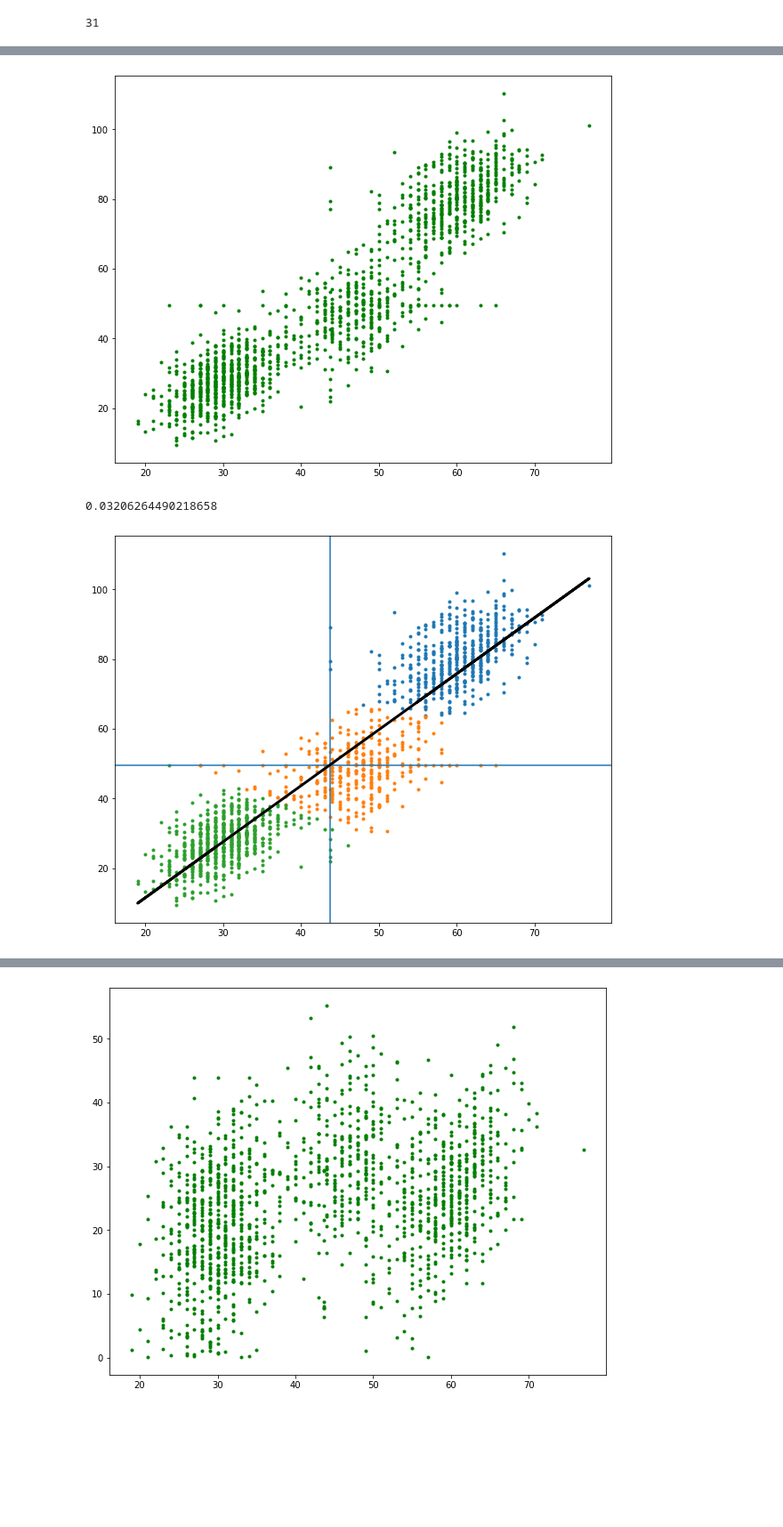
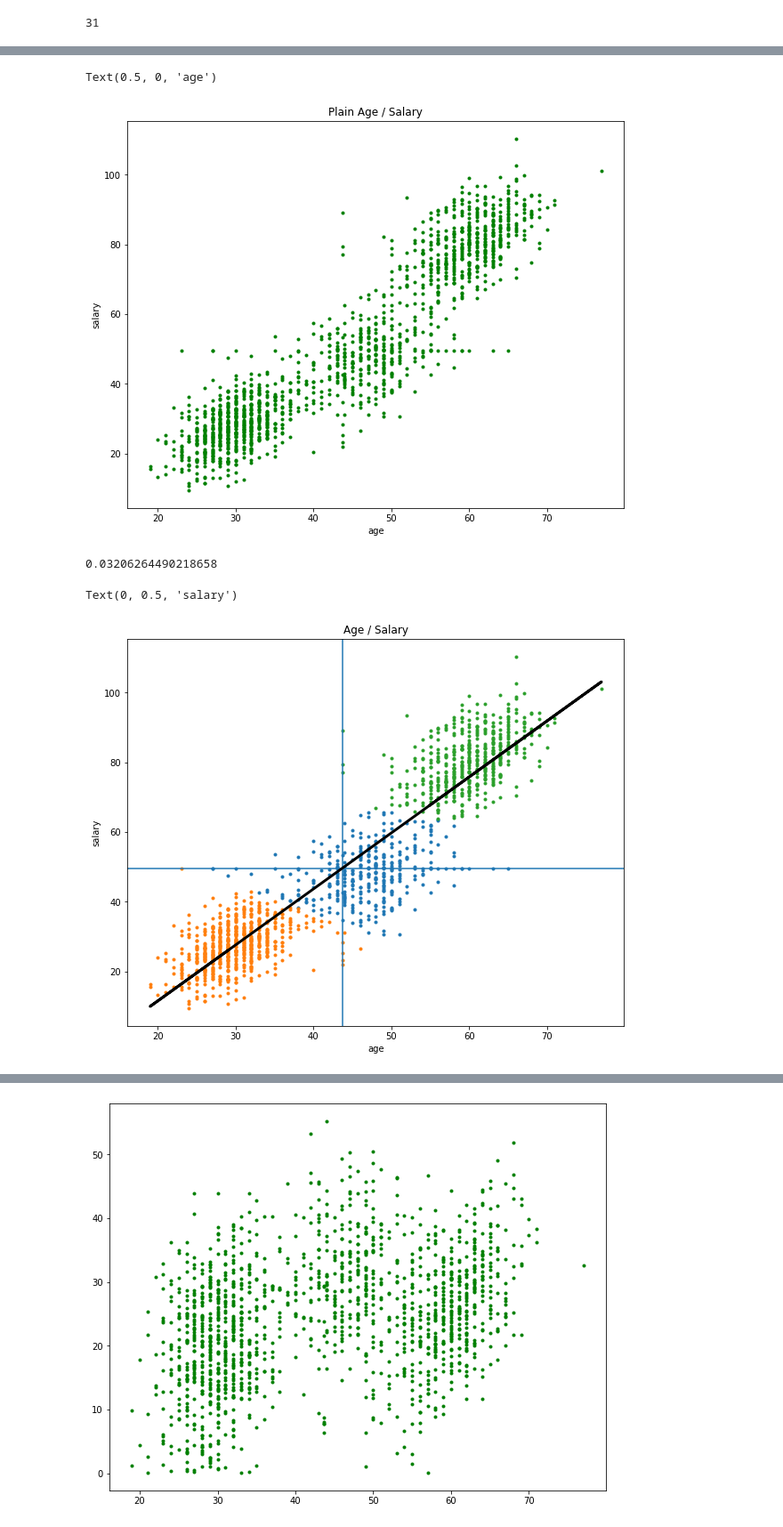
Before and after one commit to jensthetree/DsciFinalProj, a Jupyter notebook: Final Project.ipynb, the cells around one changed output, grey strips where cells are left out. Shown at 89% size. Drawn from its saved outputs; the diff is of its cells as text; code cells hidden in the pictures; blank space fills up the shorter version.

Commit message:
Cut some extra blocks, added plot titles

```diff
--- a/Final Project.ipynb
+++ b/Final Project.ipynb
@@ -164,32 +137,46 @@ plt.show()
 fig= plt.figure(figsize=(10,8))
 AS = csv_file[['age', 'salary']]
 ASplot = plt.scatter(AS['age'],AS['salary'],c='green',marker='.')
+plt.title('Plain Age / Salary')
+plt.ylabel('salary')
+plt.xlabel('age')
+plt.title('Plain Age / Salary')
+plt.xlabel('age')
+plt.ylabel('salary')
 # %% [output]
+Text(0.5, 0, 'age')
-[figure, old version]
+[figure, new version]
 # %%
 #ASplot clusters and line of best fit
 
 fig= plt.figure(figsize=(10,8))
 AS_np = AS.to_numpy()
 kmeans = KMeans(n_clusters=3).fit(AS_np)
 group1 = AS[kmeans.labels_ == 0]
 group2 = AS[kmeans.labels_ == 1]
 group3 = AS[kmeans.labels_ == 2]
 plt.scatter(group1['age'], group1['salary'], marker='.')
 plt.scatter(group2['age'], group2['salary'], marker='.')
 plt.scatter(group3['age'], group3['salary'], marker='.')
 #add line of best fit to plot
 slope, constant = np.polyfit(a, s, 1)
 #add mean lines
 plt.axvline(x=np.nanmean(a))
 plt.axhline(y=np.nanmean(s))
 plt.plot(a, slope*a+constant, color = 'black', linewidth=3)
 # add r-squared value
 r_squared = r2_score(a,s)
 print(r_squared)
+plt.title('age / salary')
+plt.ylabel('salary')
+plt.xlabel('age')
+plt.title('Age / Salary')
+plt.xlabel('age')
+plt.ylabel('salary')
 # %% [output]
 0.03206264490218658
+Text(0, 0.5, 'salary')
-[figure, old version]
+[figure, new version]
 # %%
 dbi_dict = {}
 for i in range(2,21):
```
Also changed, not shown: parts of 10 cells of this notebook.
